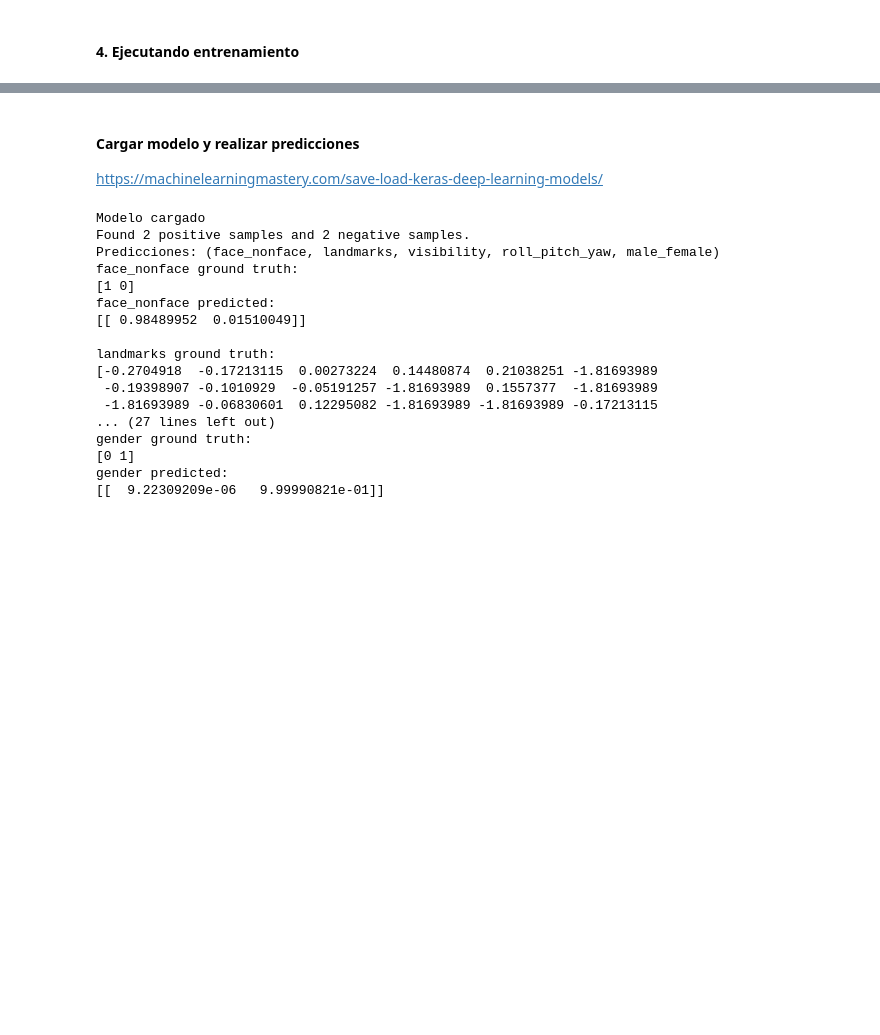
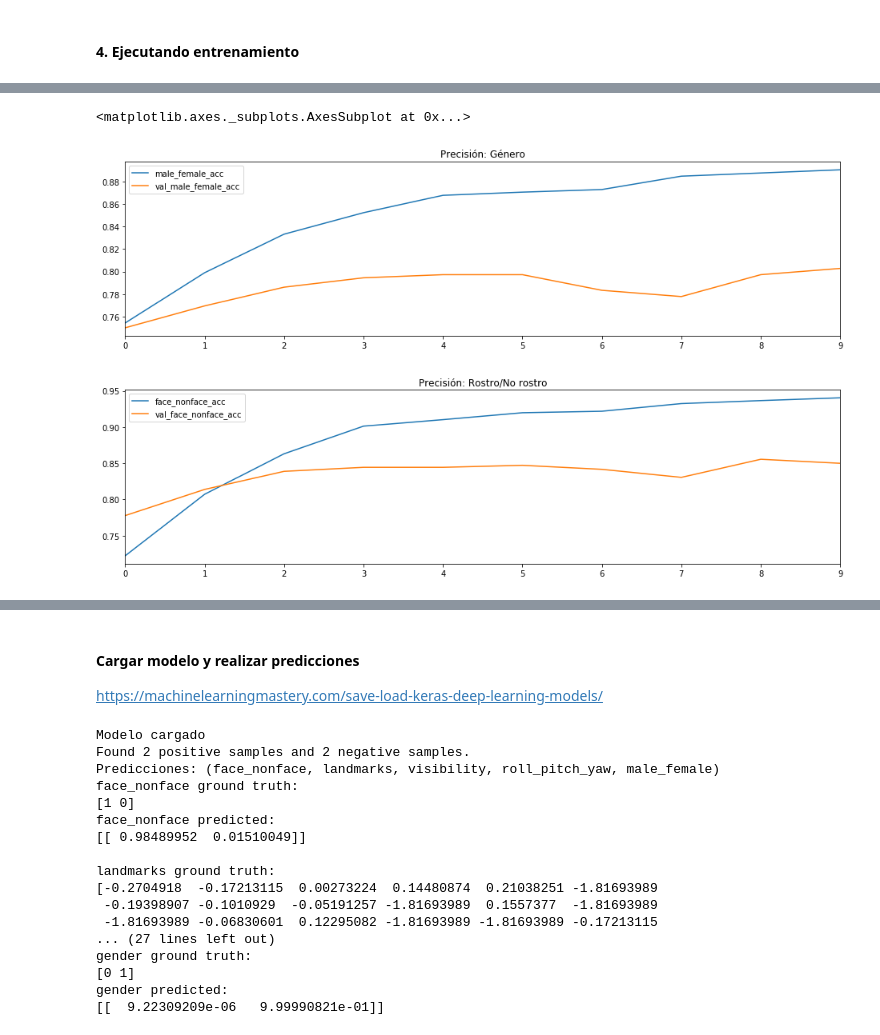
Before and after one commit to lmiguelmh/deep-learning, a Jupyter notebook: hyperface/training-hyperface-with-squeezenet.ipynb, the cells around one changed output, grey strips where cells are left out. Drawn from its saved outputs; the diff is of its cells as text; code cells hidden in the pictures; blank space fills up the shorter version.

```diff
--- a/hyperface/training-hyperface-with-squeezenet.ipynb
+++ b/hyperface/training-hyperface-with-squeezenet.ipynb
@@ -278,15 +250,19 @@ Como paso previo para la generación de los conjuntos de datos, se debe generar
 print("Iterables para el conjunto de entrenamiento y validación")
 
 json_dir = os.path.dirname(os.path.realpath('__file__'))  # genérico
-batch_size = 5
+batch_size = 30
 
 #
 # Conjunto de entrenamiento
 #
 
 # real
-trn_pos_json_file, trn_pos_count, trn_pos_batch = 'positives5k-train.json', 12116, batch_size
-trn_neg_json_file, trn_neg_count, trn_neg_batch = 'negatives5k-train.json', 12116*3, batch_size*3
+trn_pos_json_file = 'positives5k-train.json'
+trn_pos_count = 2000  # 12116
+trn_pos_batch = batch_size
+trn_neg_json_file = 'negatives5k-train.json'
+trn_neg_count = 2000*3  # 12116*3
+trn_neg_batch = batch_size*3
 # prueba
 #trn_pos_json_file, trn_pos_count, trn_pos_batch = 'positives.json', 2, 2
 #trn_neg_json_file, trn_neg_count, trn_neg_batch = 'negatives.json', 2, 2
@@ -304,8 +280,12 @@ train_data_flow = train_data.flow_from_directory(json_dir,
 #
 
 # real
-val_pos_json_file, val_pos_count, val_pos_batch = 'positives5k-test.json', 505, batch_size
-val_neg_json_file, val_neg_count, val_neg_batch = 'negatives5k-test.json', 505*3, batch_size*3
+val_pos_json_file = 'positives5k-test.json'
+val_pos_count = 100  # 505
+val_pos_batch = batch_size
+val_neg_json_file = 'negatives5k-test.json'
+val_neg_count = 0 # 100*3  # 505*3
+val_neg_batch = batch_size*3
 # prueba
 #val_pos_json_file, val_pos_count, val_pos_batch = 'positives.json', 2, 2
 #val_neg_json_file, val_neg_count, val_neg_batch = 'negatives.json', 2, 2
@@ -363,0 +459,20 @@ KeyboardInterrupt:
+# %%
+# GENERO ES DE 3 ahora
+# con hypercaracterísticas: 6x6 - batch: 30/90 - sgd 0.00003/0.9 - sólo 2 cabezas pesos: 1/1
+import pandas as pd
+import matplotlib.pyplot as plt
+%matplotlib inline
+
+with open(history_file, 'rb') as pkl_file:
+    history = pickle.load(pkl_file)
+
+df = pd.DataFrame(history)
+# df.plot(y=['loss', 'val_loss'], figsize=(16,4), title='Pérdida')
+# df.plot(y=['landmarks_loss', 'val_landmarks_loss'], figsize=(16,4), title='Pérdida: Puntos característicos')
+# df.plot(y=['roll_pitch_yaw_loss', 'val_roll_pitch_yaw_loss'], figsize=(16,4), title='Pérdida: Postura')
+df.plot(y=['male_female_acc', 'val_male_female_acc'], figsize=(16,4), title='Precisión: Género')
+df.plot(y=['face_nonface_acc', 'val_face_nonface_acc'], figsize=(16,4), title='Precisión: Rostro/No rostro')
+# %% [output]
+<matplotlib.axes._subplots.AxesSubplot at 0x...>
+[figure, added]
+[figure, added]
```
Also changed, not shown: parts of 24 cells of this notebook, 1 other file.
